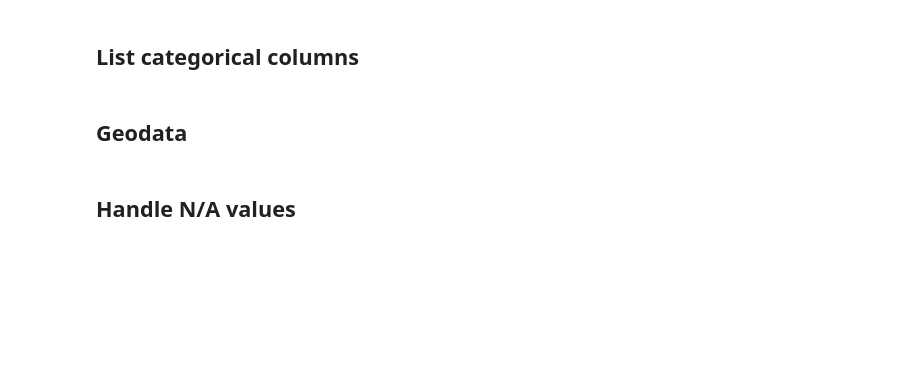
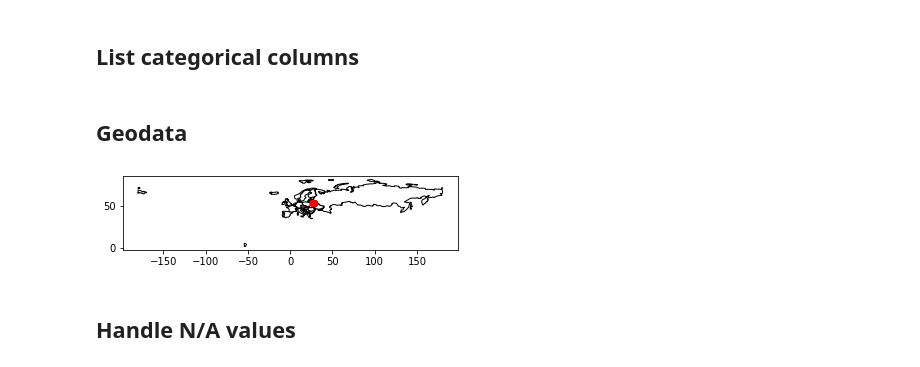
Before and after one commit to romanthekat/food-delivery-notifier, a Jupyter notebook: notebook.ipynb, the cells around one changed output. Saved outputs shown, nothing was run; the diff lists cells and outputs as text; code cells hidden in the pictures; blank space fills up the shorter version.

```diff
--- a/notebook.ipynb
+++ b/notebook.ipynb
@@ -88,3 +86,7 @@ def plot_geodata(dataset: pd.DataFrame):
+# %%
+plot_geodata(dataset)
+# %% [output]
+[figure, added]
 # %% [markdown]
 ##  Handle N/A values
 # %%
```
Also changed, not shown: parts of 15 cells of this notebook.
